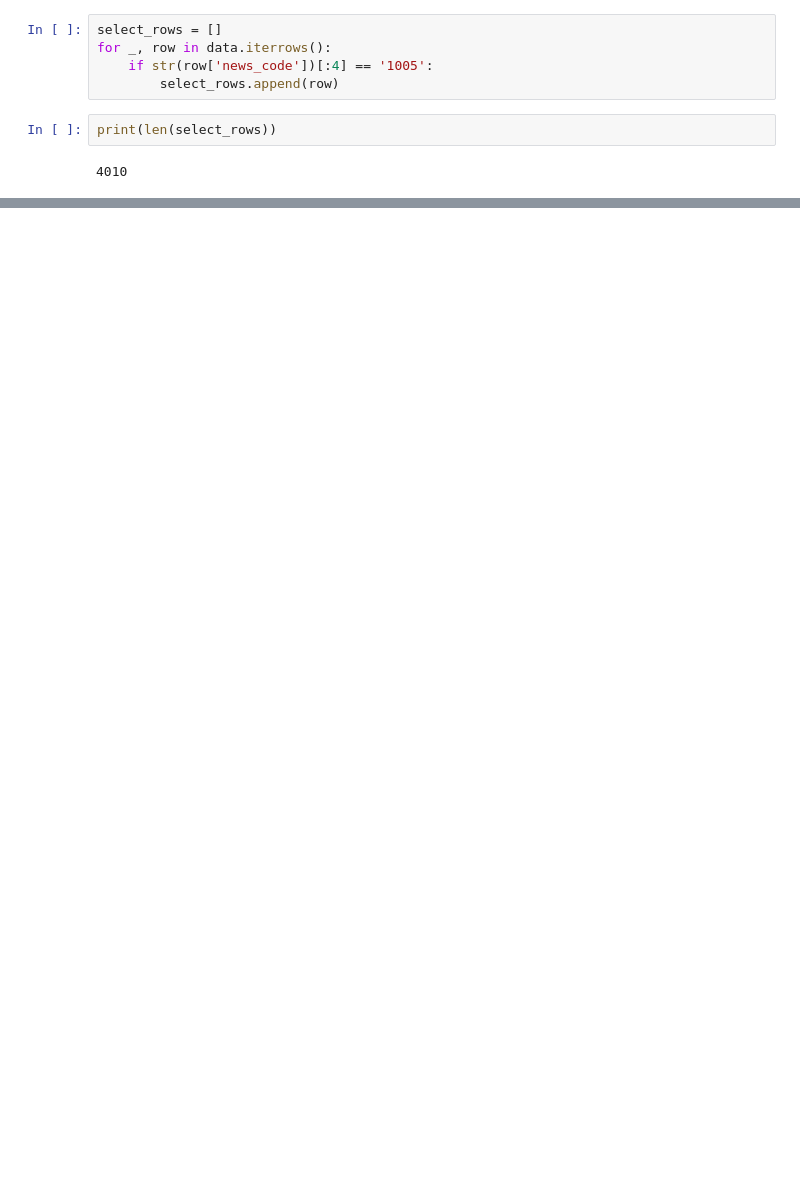
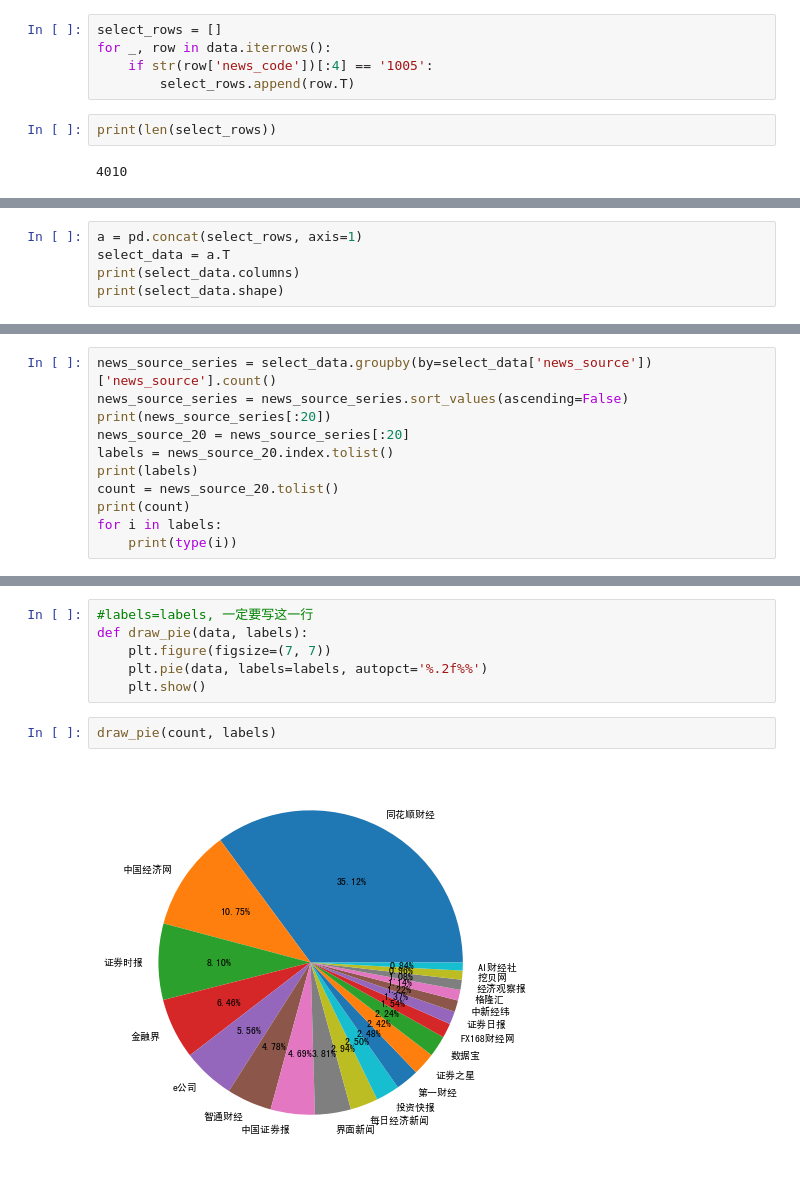
Before and after one commit to AprilJW/python_data_analysis, a Jupyter notebook: 0713/2019-07-11新闻数据分析.ipynb, the cells around one changed output, grey strips where cells are left out. Saved outputs shown, nothing was run; the diff lists cells and outputs as text; blank space fills up the shorter version.

```diff
--- a/0713/2019-07-11新闻数据分析.ipynb
+++ b/0713/2019-07-11新闻数据分析.ipynb
@@ -468,7 +546,7 @@ data = pd.read_csv('新闻分析样本 2019-07-09.csv')
 select_rows = []
 for _, row in data.iterrows():
     if str(row['news_code'])[:4] == '1005':
-        select_rows.append(row)
+        select_rows.append(row.T)
 # %%
 print(len(select_rows))
 # %% [output]
@@ -478,0 +554,5 @@ pd.DataFrame()
+# %%
+a = pd.concat(select_rows, axis=1)
+select_data = a.T
+print(select_data.columns)
+print(select_data.shape)
@@ -478,0 +565,11 @@ pd.DataFrame()
+# %%
+news_source_series = select_data.groupby(by=select_data['news_source'])['news_source'].count()
+news_source_series = news_source_series.sort_values(ascending=False)
+print(news_source_series[:20])
+news_source_20 = news_source_series[:20]
+labels = news_source_20.index.tolist()
+print(labels)
+count = news_source_20.tolist()
+print(count)
+for i in labels:
+    print(type(i))
@@ -478,0 +594,10 @@ pd.DataFrame()
+# %%
+#labels=labels, 一定要写这一行
+def draw_pie(data, labels):
+    plt.figure(figsize=(7, 7))
+    plt.pie(data, labels=labels, autopct='%.2f%%')
+    plt.show()
+# %%
+draw_pie(count, labels)
+# %% [output]
+[figure, added]
```
Also changed, not shown: parts of 16 cells of this notebook.
